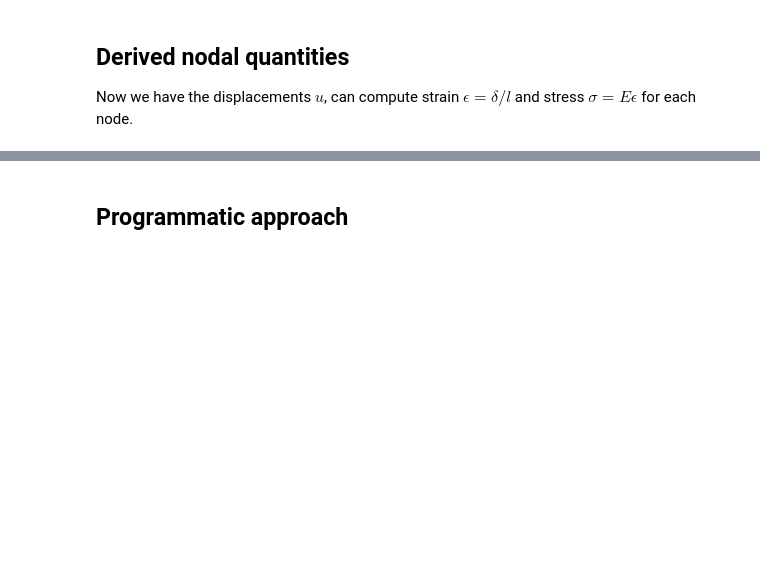
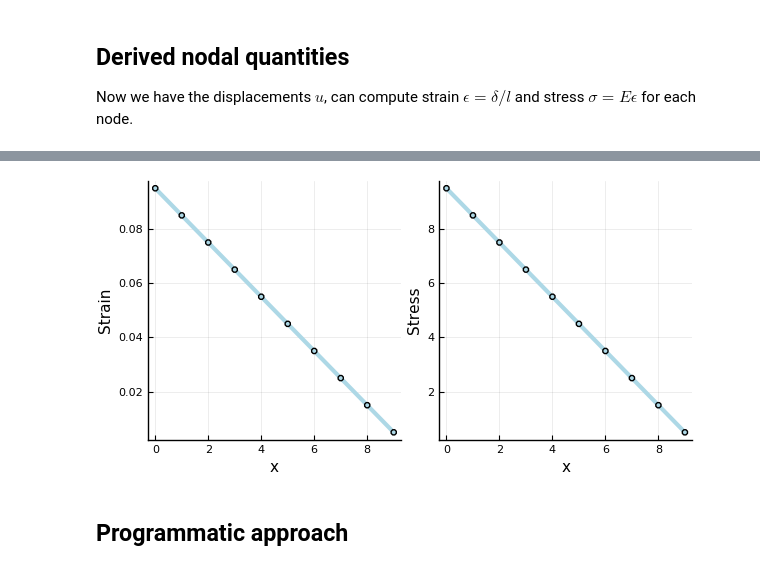
Before and after one commit to jameskermode/DST-FEM, a Jupyter notebook: FEM-lecture.ipynb, the cells around one changed output, grey strips where cells are left out. Saved outputs shown, nothing was run; the diff lists cells and outputs as text; code cells hidden in the pictures; blank space fills up the shorter version.

```diff
--- a/FEM-lecture.ipynb
+++ b/FEM-lecture.ipynb
@@ -424,5 +417,5 @@ Now we have the displacements $u$, can compute strain $\epsilon = \delta/l$ and
 σ = E * ϵ
 
 plot(mesh[1:end-1], [ϵ σ], layout=2, legend=false, size=(600,300),
-     ylabel=[:Strain :Stress], xlabel=:x, marker=:o, lw=3)
+     ylabel=[:Strain :Stress], xlabel=:x, marker=:o, lw=3, c=[:lightblue])
 # %% [output]
@@ -430,3 +422,4 @@ plot(mesh[1:end-1], [ϵ σ], layout=2, legend=false, size=(600,300),
+[figure, added]
 # %% [markdown]
 ## Programmatic approach
 # %%
```
Also changed, not shown: parts of 15 cells of this notebook, 1 other file.
